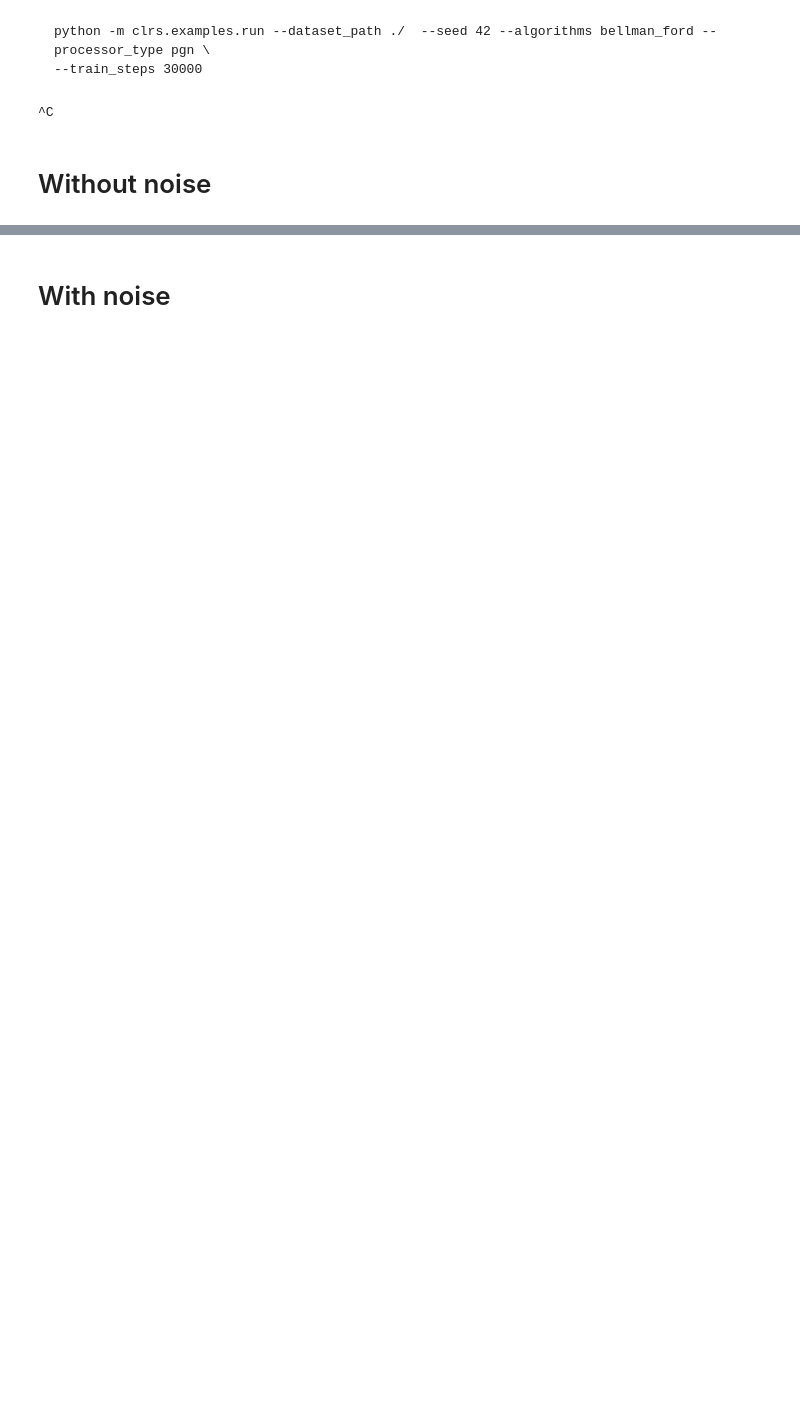
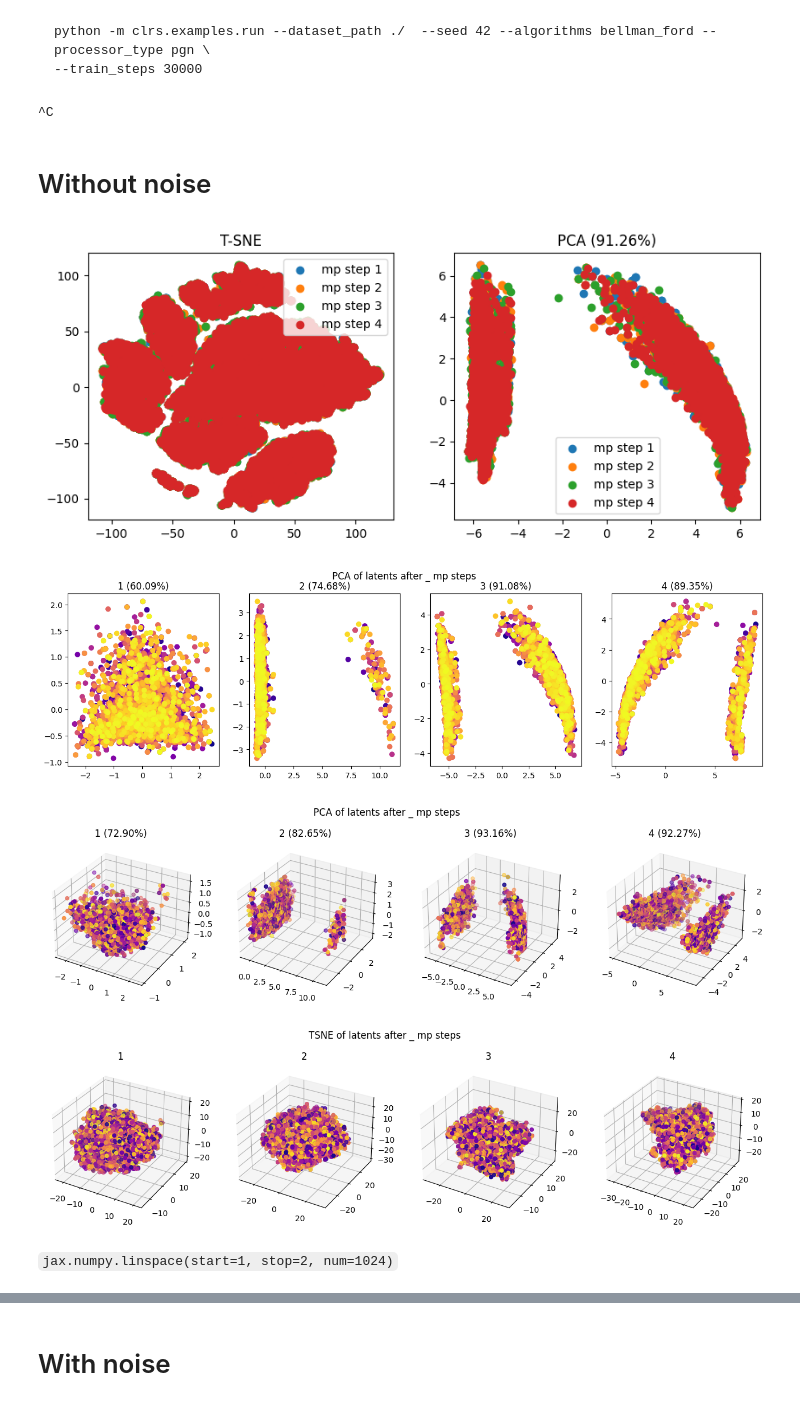
Before and after one commit to Vlam1r/clrs, a Jupyter notebook: Workspace/test.ipynb, the cells around one changed output, grey strips where cells are left out. Drawn from its saved outputs; the diff is of its cells as text; code cells hidden in the pictures; blank space fills up the shorter version.

````diff
--- a/Workspace/test.ipynb
+++ b/Workspace/test.ipynb
@@ -74,3 +77,12 @@ def run_experiment(name: str):
 # %% [markdown]
 # Without noise
+# %%
+run_experiment('trajs_no_noise_random.pkl', draw_paths=False)
+# %% [output]
+[figure, added]
+[figure, added]
+[figure, added]
+[figure, added]
+# %% [markdown]
+```jax.numpy.linspace(start=1, stop=2, num=1024)```
 # %%
````
Also changed, not shown: parts of 8 cells of this notebook, 3 other files.
